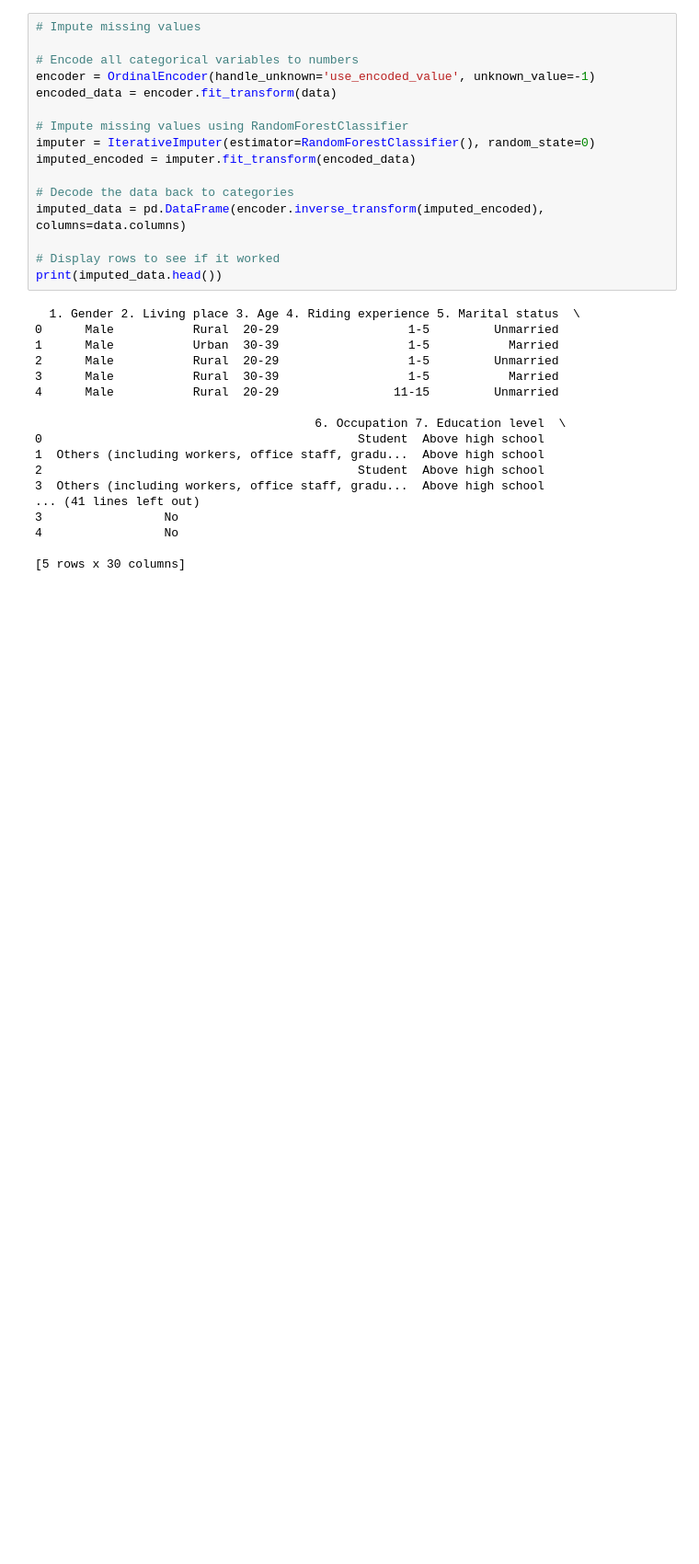
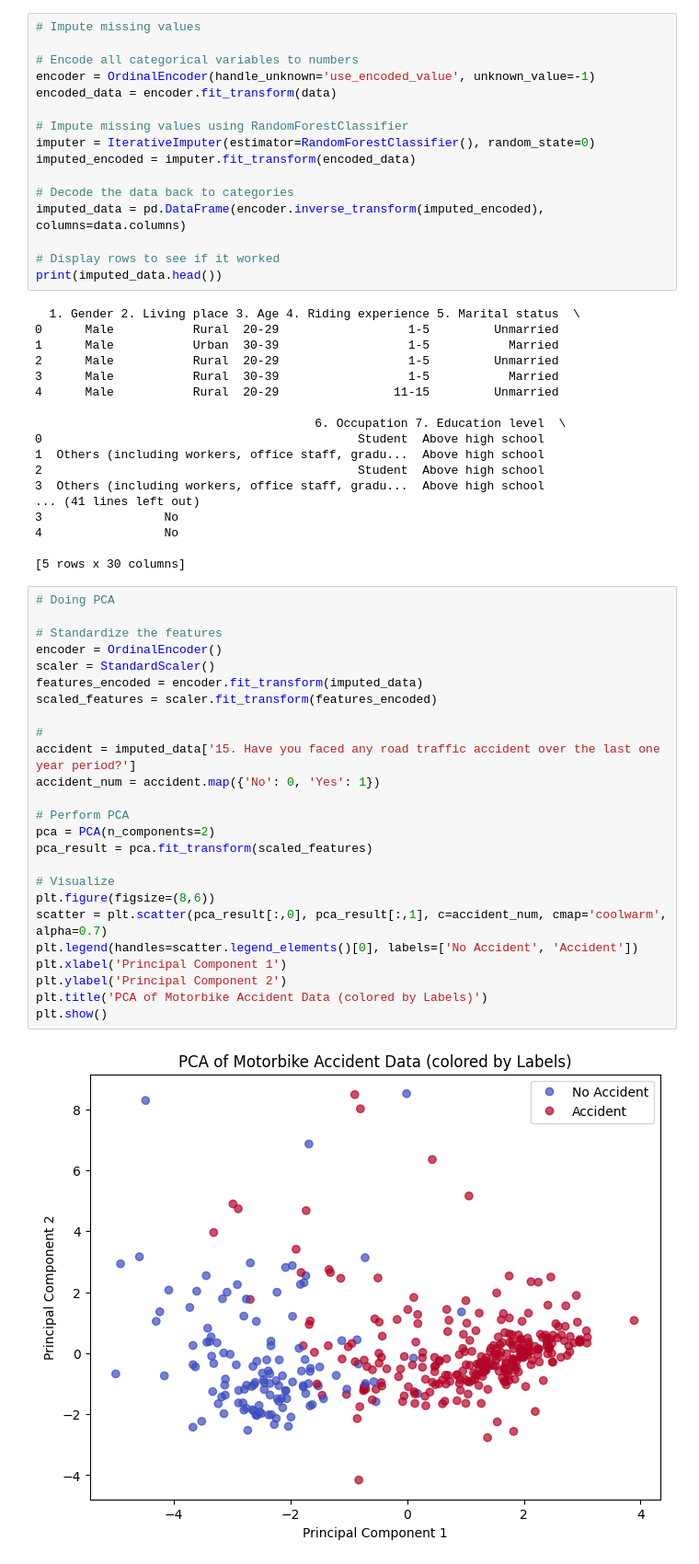
Before and after one commit to gillesstevens03-cloud/Scientific-programming, a Jupyter notebook: Unsupervised_motorbike_accident.ipynb, the cells around one changed output. Shown: that part at 92% size. Saved outputs shown, nothing was run; the diff lists cells and outputs as text; blank space fills up the shorter version.

```diff
--- a/Unsupervised_motorbike_accident.ipynb
+++ b/Unsupervised_motorbike_accident.ipynb
@@ -98,3 +98,30 @@ print(imputed_data.head())
 4                 No
 
 [5 rows x 30 columns]
+# %%
+# Doing PCA
+
+# Standardize the features
+encoder = OrdinalEncoder()
+scaler = StandardScaler()
+features_encoded = encoder.fit_transform(imputed_data)
+scaled_features = scaler.fit_transform(features_encoded)
+
+#
+accident = imputed_data['15. Have you faced any road traffic accident over the last one year period?']
+accident_num = accident.map({'No': 0, 'Yes': 1})
+
+# Perform PCA
+pca = PCA(n_components=2)
+pca_result = pca.fit_transform(scaled_features)
+
+# Visualize
+plt.figure(figsize=(8,6))
+scatter = plt.scatter(pca_result[:,0], pca_result[:,1], c=accident_num, cmap='coolwarm', alpha=0.7)
+plt.legend(handles=scatter.legend_elements()[0], labels=['No Accident', 'Accident'])
+plt.xlabel('Principal Component 1')
+plt.ylabel('Principal Component 2')
+plt.title('PCA of Motorbike Accident Data (colored by Labels)')
+plt.show()
+# %% [output]
+[figure, added]
```
Also changed, not shown: parts of 1 cell of this notebook.
